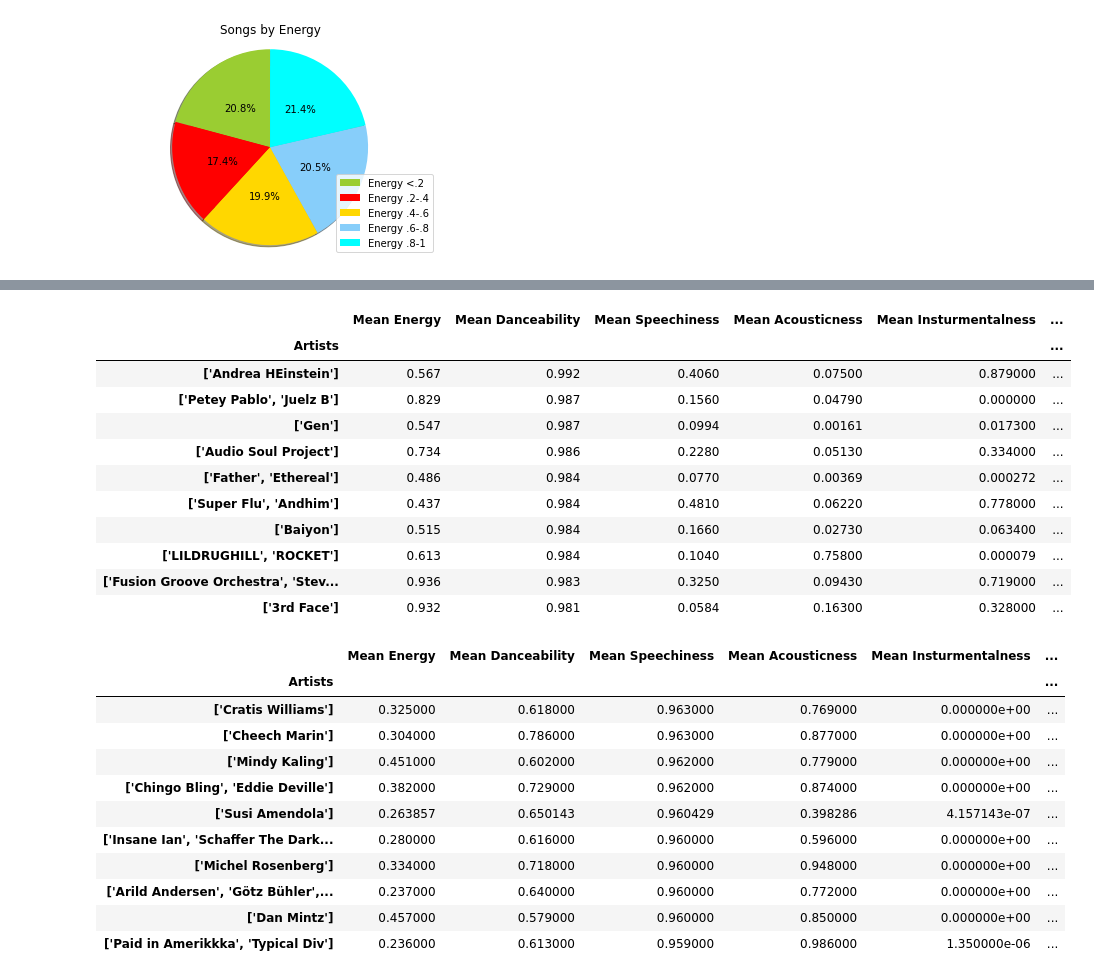
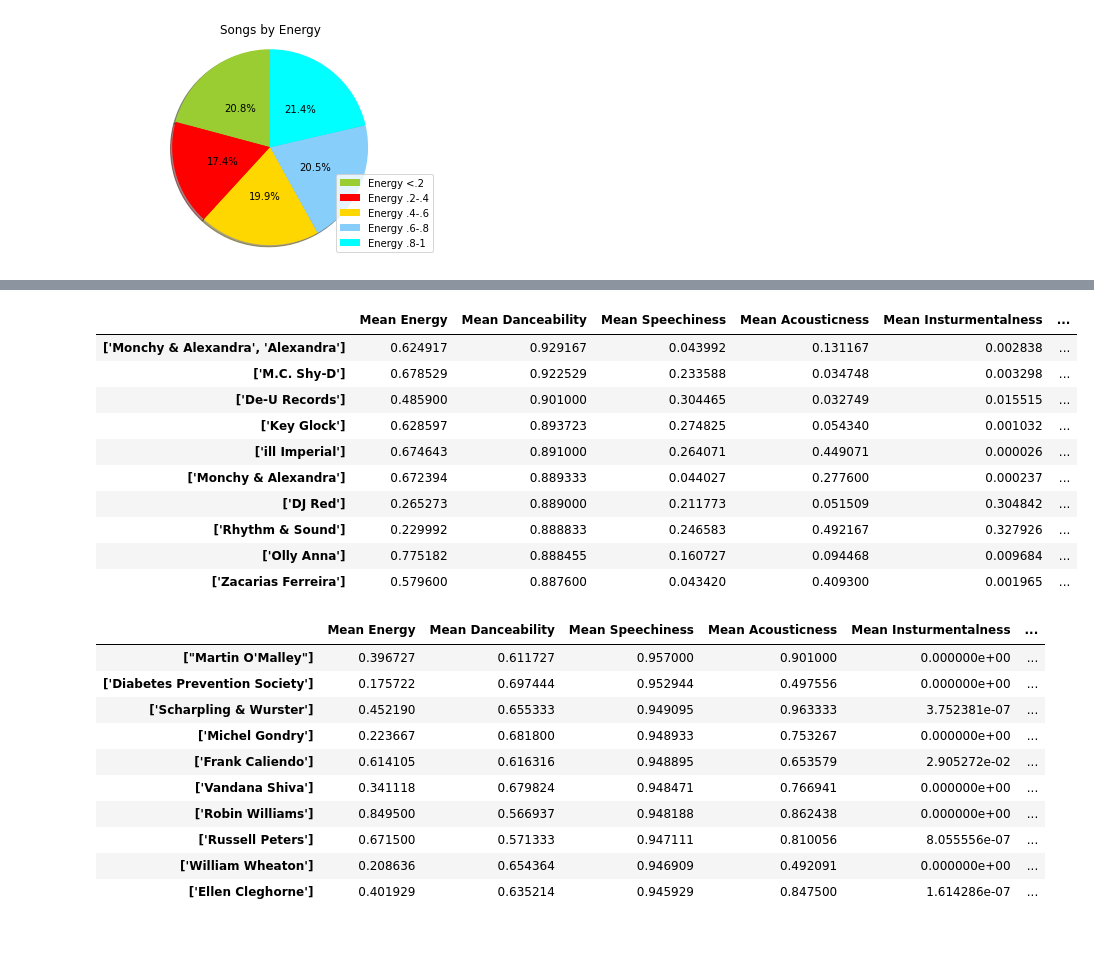
Before and after one commit to Erink8/Project1, a Jupyter notebook: track data - binned-energy.ipynb, the cells around one changed output, grey strips where cells are left out. Cells and saved outputs as stored; diff of their text form; code cells hidden in the pictures; blank space fills up the shorter version.

```diff
--- a/track data - binned-energy.ipynb
+++ b/track data - binned-energy.ipynb
@@ -213,3 +213,5 @@ sampled_data_by_mean_instrumentalness = renamed_track_data_columns.groupby(["Art
 sampled_data_by_mean_liveness = renamed_track_data_columns.groupby(["Artists"]).mean()["Liveness"]
 sampled_data_by_mean_valence = renamed_track_data_columns.groupby(["Artists"]).mean()["Valence"]
 sampled_data_by_mean_tempo = renamed_track_data_columns.groupby(["Artists"]).mean()["Tempo"]
+count_of_song_per_artist = renamed_track_data_columns["Artists"].value_counts()
+count_of_song_per_artist
@@ -221,7 +236,8 @@ summary_by_artist = pd.DataFrame({"Mean Energy": sampled_data_by_mean_energy,
                                  "Mean Insturmentalness": sampled_data_by_mean_instrumentalness,
                                  "Mean Liveness": sampled_data_by_mean_liveness,
                                  "Mean Valence": sampled_data_by_mean_valence,
-                                 "Mean Tempo": sampled_data_by_mean_tempo})
+                                 "Mean Tempo": sampled_data_by_mean_tempo,
+                                 "Number of Songs": count_of_song_per_artist})
 summary_by_artist.head()
 # %% [output]
 |  | Mean Energy | Mean Danceability | Mean Speechiness | Mean Acousticness | Mean Insturmentalness | ... |
@@ -231,3 +246,6 @@ summary_by_artist.head()
 | ["'89 Skratch Gangstaz (DJ Pone &... | 0.902000 | 0.632000 | 0.452000 | 0.230000 | 0.000353 | ... |
 | ["'Ale'a", 'Ryan Gonzalez'] | 0.544000 | 0.378000 | 0.065300 | 0.263000 | 0.907000 | ... |
 | ["'Boodle It' Wiggins"] | 0.320000 | 0.590000 | 0.032700 | 0.992000 | 0.005040 | ... |
+# %%
+summary_by_artist_over_10_songs = summary_by_artist[(summary_by_artist["Number of Songs"] > 10)]
+summary_by_artist_over_10_songs.head()
@@ -250,33 +274,31 @@ top_ten_energy.head(10)
 # %%
-top_ten_danceability = summary_by_artist.sort_values(["Mean Danceability"], ascending=False)
+top_ten_danceability = summary_by_artist_over_10_songs.sort_values(["Mean Danceability"], ascending=False)
 top_ten_danceability.head(10)
 # %% [output]
 |  | Mean Energy | Mean Danceability | Mean Speechiness | Mean Acousticness | Mean Insturmentalness | ... |
-| Artists |  |  |  |  |  | ... |
-| ['Andrea HEinstein'] | 0.567 | 0.992 | 0.4060 | 0.07500 | 0.879000 | ... |
-| ['Petey Pablo', 'Juelz B'] | 0.829 | 0.987 | 0.1560 | 0.04790 | 0.000000 | ... |
-| ['Gen'] | 0.547 | 0.987 | 0.0994 | 0.00161 | 0.017300 | ... |
-| ['Audio Soul Project'] | 0.734 | 0.986 | 0.2280 | 0.05130 | 0.334000 | ... |
-| ['Father', 'Ethereal'] | 0.486 | 0.984 | 0.0770 | 0.00369 | 0.000272 | ... |
-| ['Super Flu', 'Andhim'] | 0.437 | 0.984 | 0.4810 | 0.06220 | 0.778000 | ... |
-| ['Baiyon'] | 0.515 | 0.984 | 0.1660 | 0.02730 | 0.063400 | ... |
-| ['LILDRUGHILL', 'ROCKET'] | 0.613 | 0.984 | 0.1040 | 0.75800 | 0.000079 | ... |
-| ['Fusion Groove Orchestra', 'Stev... | 0.936 | 0.983 | 0.3250 | 0.09430 | 0.719000 | ... |
-| ['3rd Face'] | 0.932 | 0.981 | 0.0584 | 0.16300 | 0.328000 | ... |
+| ['Monchy & Alexandra', 'Alexandra'] | 0.624917 | 0.929167 | 0.043992 | 0.131167 | 0.002838 | ... |
+| ['M.C. Shy-D'] | 0.678529 | 0.922529 | 0.233588 | 0.034748 | 0.003298 | ... |
+| ['De-U Records'] | 0.485900 | 0.901000 | 0.304465 | 0.032749 | 0.015515 | ... |
+| ['Key Glock'] | 0.628597 | 0.893723 | 0.274825 | 0.054340 | 0.001032 | ... |
+| ['ill Imperial'] | 0.674643 | 0.891000 | 0.264071 | 0.449071 | 0.000026 | ... |
+| ['Monchy & Alexandra'] | 0.672394 | 0.889333 | 0.044027 | 0.277600 | 0.000237 | ... |
+| ['DJ Red'] | 0.265273 | 0.889000 | 0.211773 | 0.051509 | 0.304842 | ... |
+| ['Rhythm & Sound'] | 0.229992 | 0.888833 | 0.246583 | 0.492167 | 0.327926 | ... |
+| ['Olly Anna'] | 0.775182 | 0.888455 | 0.160727 | 0.094468 | 0.009684 | ... |
+| ['Zacarias Ferreira'] | 0.579600 | 0.887600 | 0.043420 | 0.409300 | 0.001965 | ... |
 # %%
-top_ten_speechiness = summary_by_artist.sort_values(["Mean Speechiness"], ascending=False)
+top_ten_speechiness = summary_by_artist_over_10_songs.sort_values(["Mean Speechiness"], ascending=False)
 top_ten_speechiness.head(10)
 # %% [output]
 |  | Mean Energy | Mean Danceability | Mean Speechiness | Mean Acousticness | Mean Insturmentalness | ... |
-| Artists |  |  |  |  |  | ... |
-| ['Cratis Williams'] | 0.325000 | 0.618000 | 0.963000 | 0.769000 | 0.000000e+00 | ... |
-| ['Cheech Marin'] | 0.304000 | 0.786000 | 0.963000 | 0.877000 | 0.000000e+00 | ... |
-| ['Mindy Kaling'] | 0.451000 | 0.602000 | 0.962000 | 0.779000 | 0.000000e+00 | ... |
-| ['Chingo Bling', 'Eddie Deville'] | 0.382000 | 0.729000 | 0.962000 | 0.874000 | 0.000000e+00 | ... |
-| ['Susi Amendola'] | 0.263857 | 0.650143 | 0.960429 | 0.398286 | 4.157143e-07 | ... |
-| ['Insane Ian', 'Schaffer The Dark... | 0.280000 | 0.616000 | 0.960000 | 0.596000 | 0.000000e+00 | ... |
-| ['Michel Rosenberg'] | 0.334000 | 0.718000 | 0.960000 | 0.948000 | 0.000000e+00 | ... |
-| ['Arild Andersen', 'Götz Bühler',... | 0.237000 | 0.640000 | 0.960000 | 0.772000 | 0.000000e+00 | ... |
-| ['Dan Mintz'] | 0.457000 | 0.579000 | 0.960000 | 0.850000 | 0.000000e+00 | ... |
-| ['Paid in Amerikkka', 'Typical Div'] | 0.236000 | 0.613000 | 0.959000 | 0.986000 | 1.350000e-06 | ... |
+| ["Martin O'Malley"] | 0.396727 | 0.611727 | 0.957000 | 0.901000 | 0.000000e+00 | ... |
+| ['Diabetes Prevention Society'] | 0.175722 | 0.697444 | 0.952944 | 0.497556 | 0.000000e+00 | ... |
+| ['Scharpling & Wurster'] | 0.452190 | 0.655333 | 0.949095 | 0.963333 | 3.752381e-07 | ... |
+| ['Michel Gondry'] | 0.223667 | 0.681800 | 0.948933 | 0.753267 | 0.000000e+00 | ... |
+| ['Frank Caliendo'] | 0.614105 | 0.616316 | 0.948895 | 0.653579 | 2.905272e-02 | ... |
+| ['Vandana Shiva'] | 0.341118 | 0.679824 | 0.948471 | 0.766941 | 0.000000e+00 | ... |
+| ['Robin Williams'] | 0.849500 | 0.566937 | 0.948188 | 0.862438 | 0.000000e+00 | ... |
+| ['Russell Peters'] | 0.671500 | 0.571333 | 0.947111 | 0.810056 | 8.055556e-07 | ... |
+| ['William Wheaton'] | 0.208636 | 0.654364 | 0.946909 | 0.492091 | 0.000000e+00 | ... |
+| ['Ellen Cleghorne'] | 0.401929 | 0.635214 | 0.945929 | 0.847500 | 1.614286e-07 | ... |
 # %%
```
Also changed, not shown: parts of 16 cells of this notebook.
